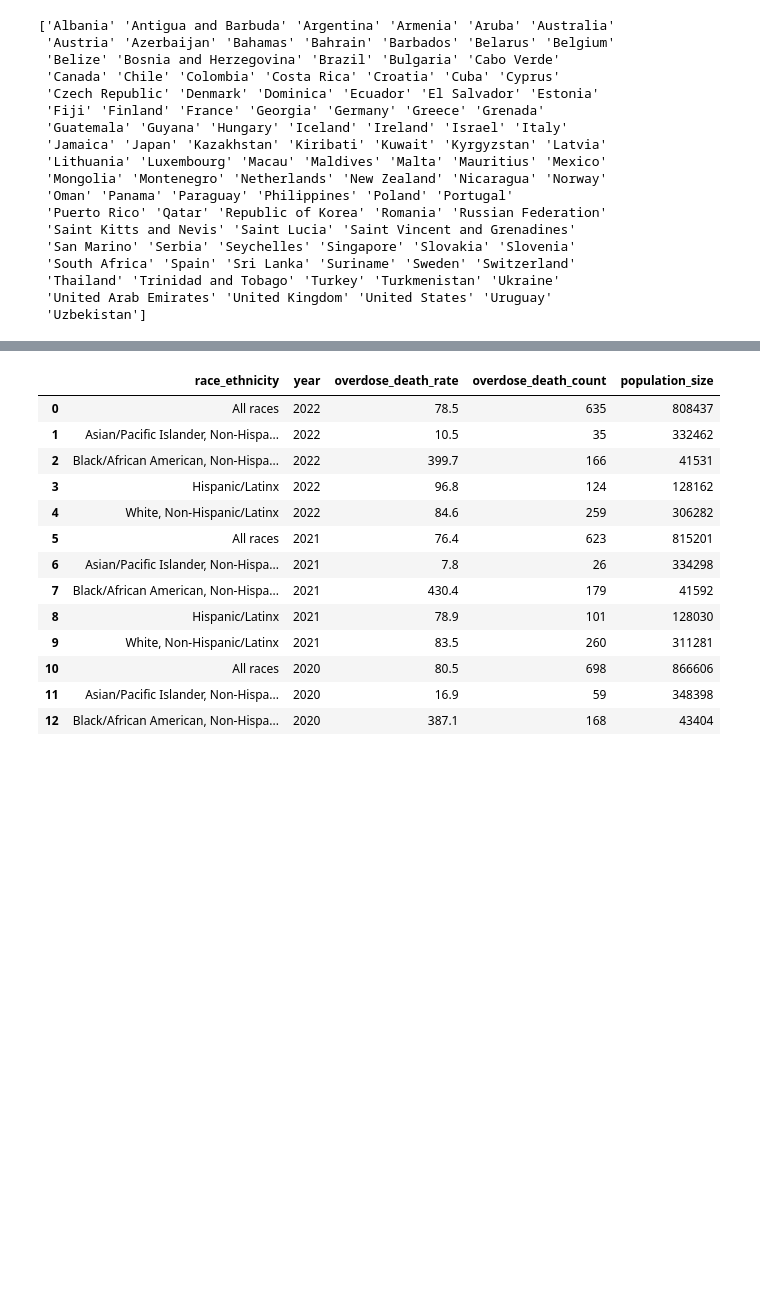
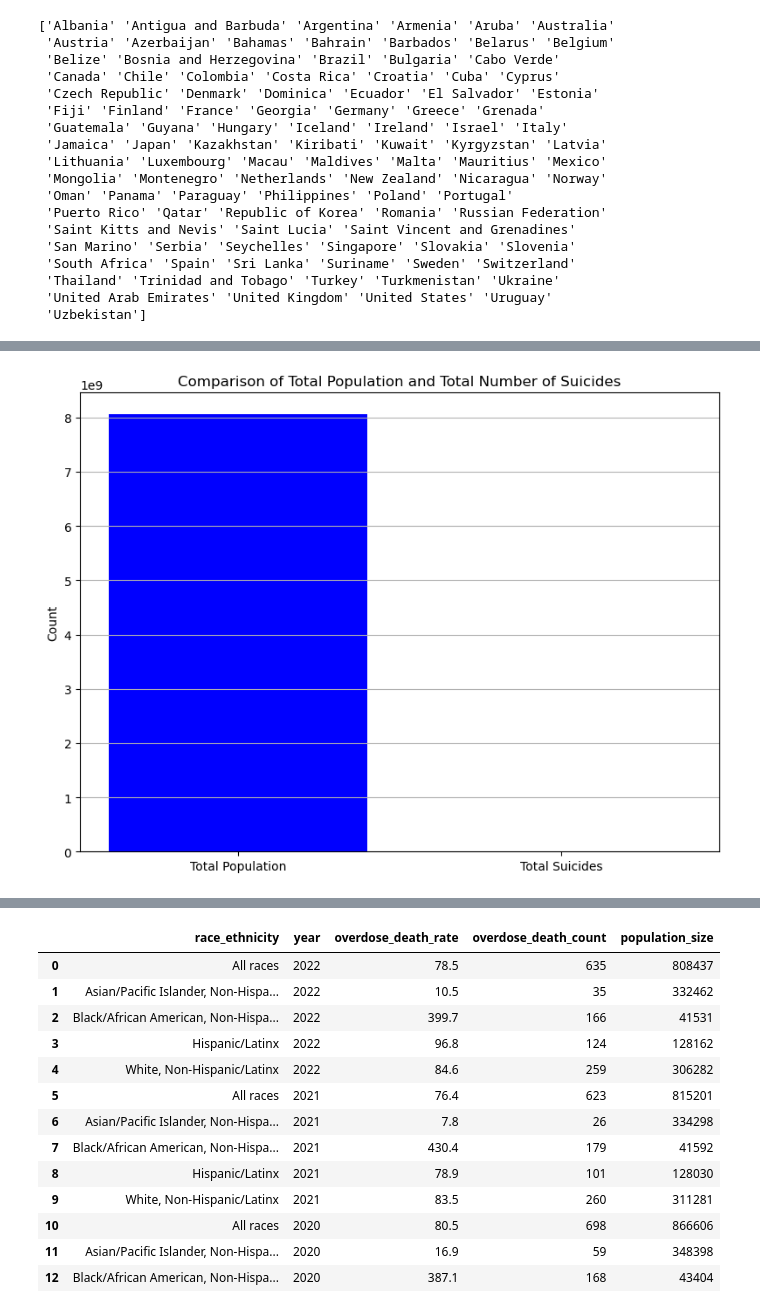
Before and after one commit to JesseR89/Project-one, a Jupyter notebook: projectonenote.ipynb, the cells around one changed output, grey strips where cells are left out. Drawn from its saved outputs; the diff is of its cells as text; code cells hidden in the pictures; blank space fills up the shorter version.

```diff
--- a/projectonenote.ipynb
+++ b/projectonenote.ipynb
@@ -62,0 +84,20 @@ clean_data.head()
+# %%
+# Calculate the total population and total number of suicides
+total_population = clean_data['population'].sum()
+total_suicides = clean_data['suicides_no'].sum()
+
+# Plotting
+plt.figure(figsize=(8, 6))
+
+# Create a bar plot
+plt.bar(['Total Population', 'Total Suicides'], [total_population, total_suicides], color=['blue', 'red'])
+
+plt.title('Comparison of Total Population and Total Number of Suicides')
+plt.ylabel('Count')
+plt.grid(axis='y')
+plt.tight_layout()
+
+# Show plot
+plt.show()
+# %% [output]
+[figure, added]
```
Also changed, not shown: parts of 9 cells of this notebook.
